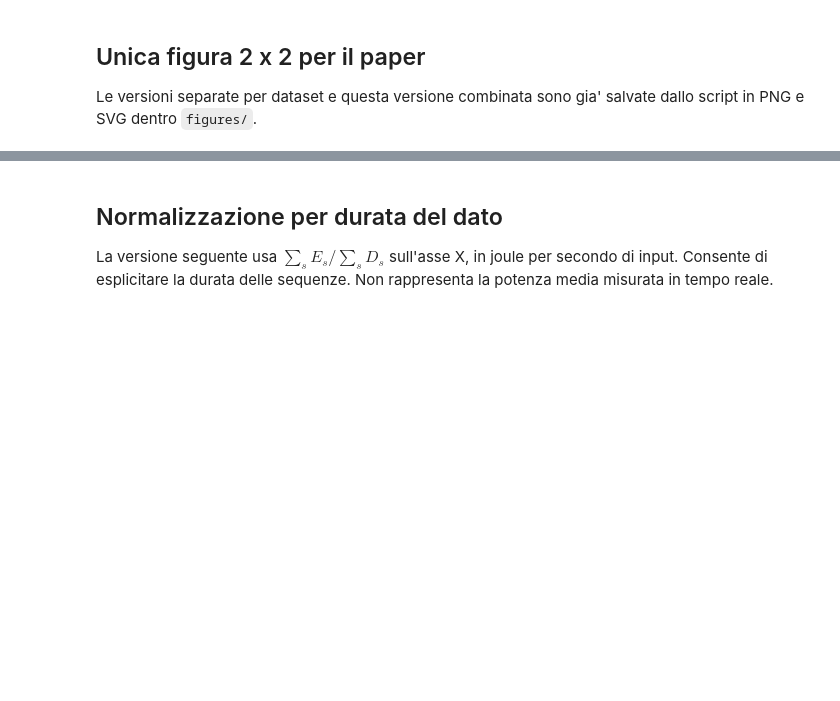
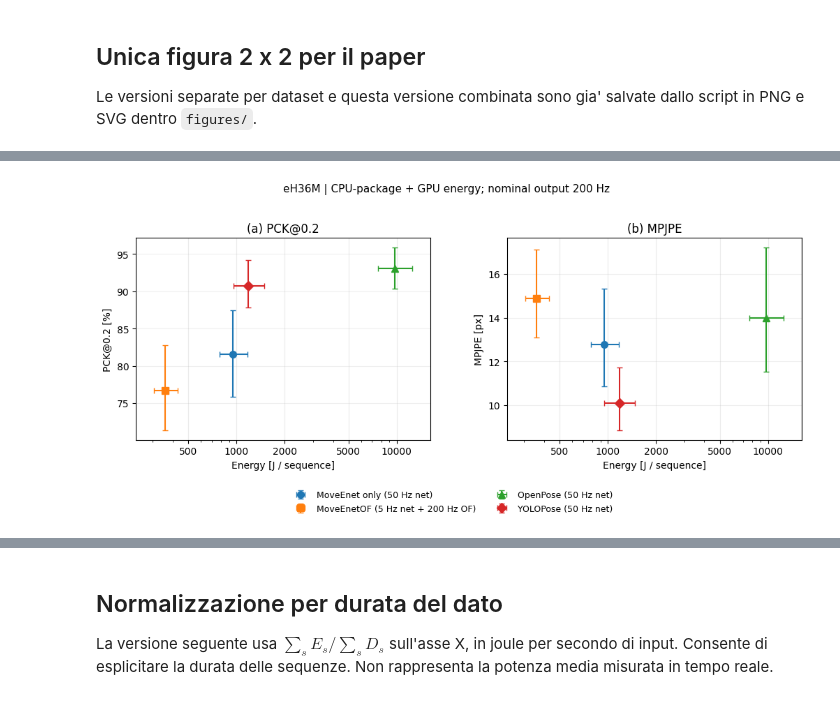
Before and after one commit to DariaBerretta/MoveEnet_OFK, a Jupyter notebook: moveEnetFlow/experiments/ExpFinal/notebooks/Energy_Power_Accuracy_Final_D09_D10_excluded.ipynb, the cells around one changed output, grey strips where cells are left out. Saved outputs shown, nothing was run; the diff lists cells and outputs as text; code cells hidden in the pictures; blank space fills up the shorter version.

```diff
--- a/moveEnetFlow/experiments/ExpFinal/notebooks/Energy_Power_Accuracy_Final_D09_D10_excluded.ipynb
+++ b/moveEnetFlow/experiments/ExpFinal/notebooks/Energy_Power_Accuracy_Final_D09_D10_excluded.ipynb
@@ -323,2 +376,102 @@ if accuracy_ready:
 PNG: /data/MoveEnet_OFK_results/Final/energy_accuracy_final_5hz_ofk/figures/energy_accuracy_both_datasets_valid_subset.png
 SVG: /data/MoveEnet_OFK_results/Final/energy_accuracy_final_5hz_ofk/figures/energy_accuracy_both_datasets_valid_subset.svg
+# %%
+from matplotlib.ticker import LogLocator, FuncFormatter, NullFormatter
+
+def apply_log_energy_axis(ax, dataset):
+    """
+    Apply logarithmic scale to the energy axis,
+    preserving original data and confidence intervals.
+    """
+    data = summary[summary["dataset"] == dataset]
+
+    # Include the complete 95% confidence intervals
+    xmin = float(data["energy_ci95_low"].min())
+    xmax = float(data["energy_ci95_high"].max())
+
+    if xmin <= 0:
+        raise ValueError("Logarithmic energy scale requires positive values.")
+
+    # Logarithmic X axis
+    ax.set_xscale("log", base=10)
+
+    # Dataset-specific limits with margins
+    ax.set_xlim(xmin / 1.3, xmax * 1.3)
+
+    # Readable ticks: 100, 200, 500, 1000, 2000, ...
+    ax.xaxis.set_major_locator(
+        LogLocator(base=10, subs=(1.0, 2.0, 5.0))
+    )
+
+    ax.xaxis.set_major_formatter(
+        FuncFormatter(lambda x, pos: f"{x:g}")
+    )
+
+    ax.xaxis.set_minor_formatter(NullFormatter())
+
+    ax.grid(True, which="major", axis="x", alpha=0.25)
+
+
+if accuracy_ready:
+
+    # ==========================================
+    # 1. SEPARATE FIGURES: eH36M and DHP19
+    # ==========================================
+
+    for dataset in ("h36m", "dhp19"):
+
+        fig = plot_tradeoff(summary, dataset)
+
+        for ax in fig.axes:
+            apply_log_energy_axis(ax, dataset)
+
+        display(fig)
+
+        name = f"{dataset}_energy_accuracy_log_energy{FINAL_FIGURE_SUFFIX}"
+
+        fig.savefig(
+            FIGURES / f"{name}.png",
+            dpi=300,
+            bbox_inches="tight"
+        )
+        fig.savefig(
+            FIGURES / f"{name}.svg",
+            bbox_inches="tight"
+        )
+
+        plt.close(fig)
+
+        print(f"Saved: {name}.png / .svg")
+
+
+    # ==========================================
+    # 2. COMBINED FIGURE: 2x2
+    # ==========================================
+
+    fig = plot_tradeoff_all(summary)
+
+    axes = np.asarray(fig.axes).reshape(2, 2)
+
+    for row, dataset in enumerate(("h36m", "dhp19")):
+        for ax in axes[row]:
+            apply_log_energy_axis(ax, dataset)
+
+    display(fig)
+
+    name = f"energy_accuracy_both_datasets_log_energy{FINAL_FIGURE_SUFFIX}"
+
+    fig.savefig(
+        FIGURES / f"{name}.png",
+        dpi=300,
+        bbox_inches="tight"
+    )
+    fig.savefig(
+        FIGURES / f"{name}.svg",
+        bbox_inches="tight"
+    )
+
+    plt.close(fig)
+
+    print(f"Saved: {name}.png / .svg")
+# %% [output]
+[figure, added]
```
Also changed, not shown: parts of 6 cells of this notebook, 6 other files.
